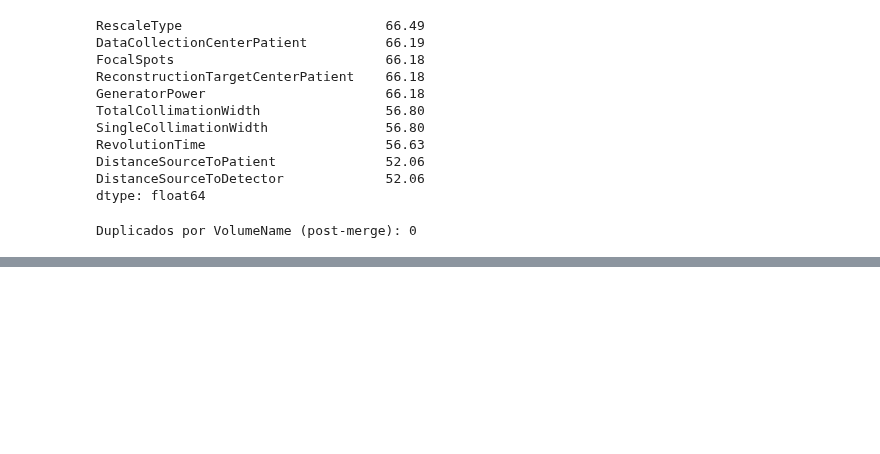
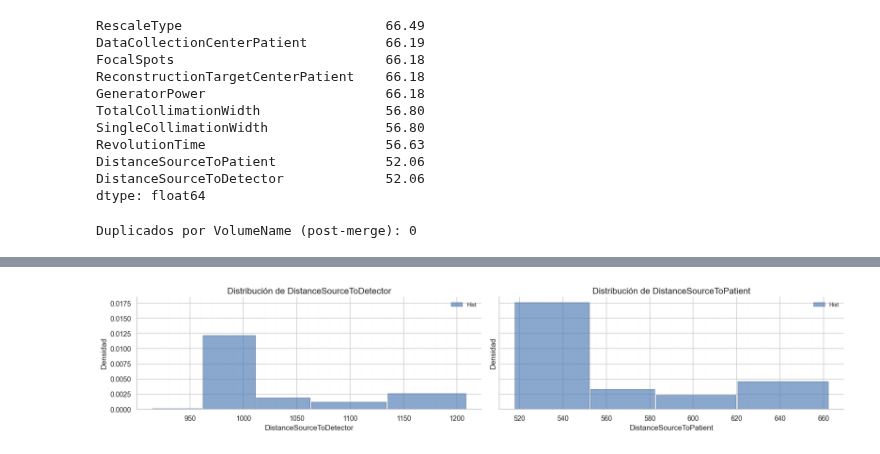
Before and after one commit to JeroHoyos/Reto-VLM3D-UNALMED, a Jupyter notebook: notebooks/otros_labels.ipynb, the cells around one changed output, grey strips where cells are left out. Drawn from its saved outputs; the diff is of its cells as text; code cells hidden in the pictures; blank space fills up the shorter version.

```diff
--- a/notebooks/otros_labels.ipynb
+++ b/notebooks/otros_labels.ipynb
@@ -286,0 +293,66 @@ Name: count, dtype: int64
+# %%
+cols = ["DistanceSourceToDetector", "DistanceSourceToPatient"]
+
+# Estilo general
+sns.set_style("whitegrid")
+plt.rcParams.update({
+    "axes.spines.top": False,
+    "axes.spines.right": False,
+    "figure.dpi": 115,
+    "axes.titlesize": 14,
+    "axes.labelsize": 12,
+    "legend.frameon": False
+})
+
+fig, axes = plt.subplots(1, len(cols), figsize=(len(cols)*8.5, 3.6), sharey=True)
+
+if len(cols) == 1:
+    axes = [axes]
+
+for ax, col in zip(axes, cols):
+    if col not in df_full.columns:
+        ax.text(0.5, 0.5, f"No existe la columna\n{col}", ha="center", va="center")
+        ax.set_axis_off()
+        continue
+
+    x = df_full[col].dropna().astype(float).values
+    if x.size == 0:
+        ax.text(0.5, 0.5, f"Sin datos válidos\n{col}", ha="center", va="center")
+        ax.set_axis_off()
+        continue
+
+    u = np.sort(np.unique(x))
+
+    if len(u) == 1:
+        bins = np.linspace(u[0] - 0.5, u[0] + 0.5, 3)
+    elif len(u) <= 25:
+        diffs = np.diff(u)
+        paso = np.median(diffs) if len(diffs) else 1.0
+        mids = (u[:-1] + u[1:]) / 2
+        bins = np.concatenate(([u[0] - paso/2], mids, [u[-1] + paso/2]))
+    else:
+        bins = np.linspace(x.min(), x.max(), 40)
+
+    ax.hist(
+        x,
+        bins=bins,
+        density=True,
+        rwidth=0.98,
+        color="#4b78b4",
+        edgecolor="#2f4d70",
+        linewidth=0.6,
+        alpha=0.65,
+        label="Hist"
+    )
+
+    ax.set_title(f"Distribución de {col}")
+    ax.set_xlabel(col)
+    ax.set_ylabel("Densidad")
+    ax.minorticks_on()
+    ax.grid(axis="x", which="minor", alpha=0.07, lw=0.4)
+    ax.legend(fontsize=9)
+
+plt.tight_layout()
+plt.show()
+# %% [output]
+[figure, added]
```
Also changed, not shown: parts of 13 cells of this notebook.
